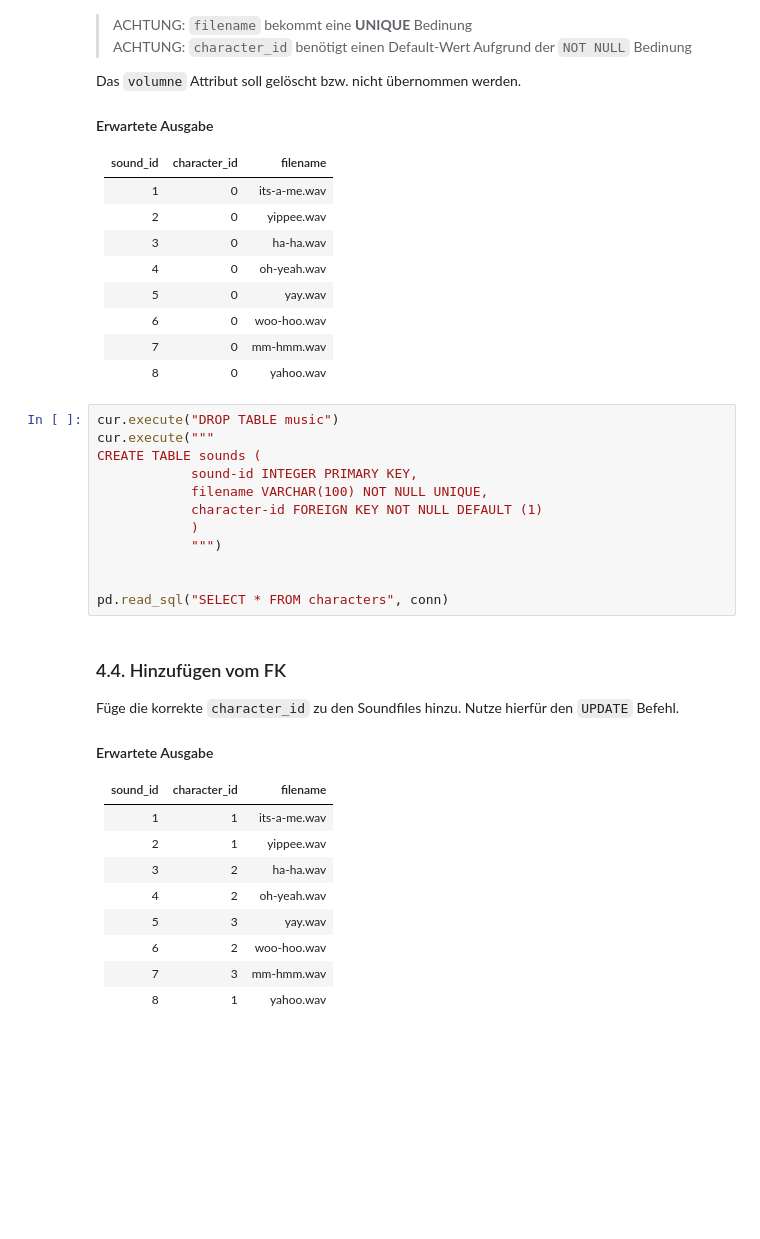
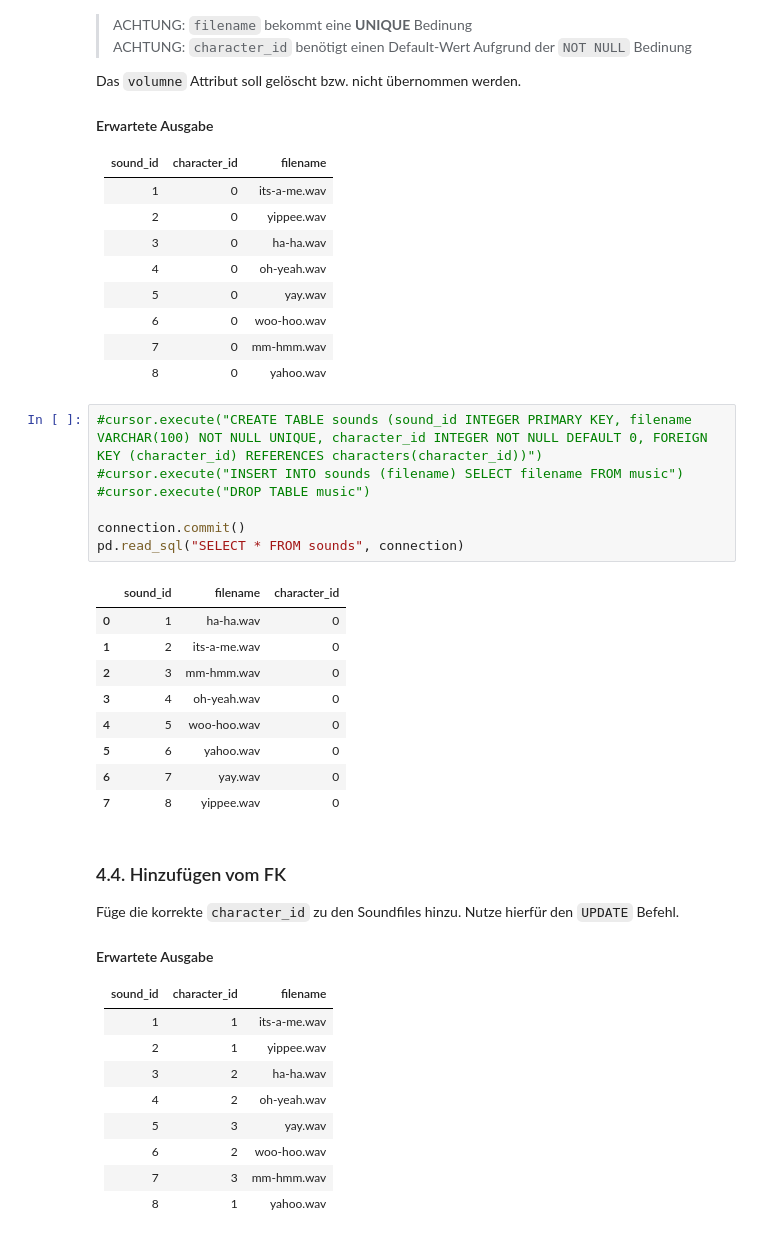
Before and after one commit to iSketchup/POS2526, a Jupyter notebook: DBI/20-0_DDL_DML_mario_database.ipynb, the cells around one changed output. Saved outputs shown, nothing was run; the diff lists cells and outputs as text; blank space fills up the shorter version.

```diff
--- a/DBI/20-0_DDL_DML_mario_database.ipynb
+++ b/DBI/20-0_DDL_DML_mario_database.ipynb
@@ -232,17 +235,22 @@ Das `volumne` Attribut soll gelöscht bzw. nicht übernommen werden.
 |          7 |              0 | mm-hmm.wav   |
 |          8 |              0 | yahoo.wav    |
 # %%
-cur.execute("DROP TABLE music")
-cur.execute("""
-CREATE TABLE sounds (
-            sound-id INTEGER PRIMARY KEY,
-            filename VARCHAR(100) NOT NULL UNIQUE,
-            character-id FOREIGN KEY NOT NULL DEFAULT (1)
-            )
-            """)
+#cursor.execute("CREATE TABLE sounds (sound_id INTEGER PRIMARY KEY, filename VARCHAR(100) NOT NULL UNIQUE, character_id INTEGER NOT NULL DEFAULT 0, FOREIGN KEY (character_id) REFERENCES characters(character_id))")
+#cursor.execute("INSERT INTO sounds (filename) SELECT filename FROM music")
+#cursor.execute("DROP TABLE music")
 
-
-pd.read_sql("SELECT * FROM characters", conn)
+connection.commit()
+pd.read_sql("SELECT * FROM sounds", connection)
+# %% [output]
+|  | sound_id | filename | character_id |
+| 0 | 1 | ha-ha.wav | 0 |
+| 1 | 2 | its-a-me.wav | 0 |
+| 2 | 3 | mm-hmm.wav | 0 |
+| 3 | 4 | oh-yeah.wav | 0 |
+| 4 | 5 | woo-hoo.wav | 0 |
+| 5 | 6 | yahoo.wav | 0 |
+| 6 | 7 | yay.wav | 0 |
+| 7 | 8 | yippee.wav | 0 |
 # %% [markdown]
 ### 4.4. Hinzufügen vom FK
 Füge die korrekte `character_id` zu den Soundfiles hinzu. Nutze hierfür den `UPDATE` Befehl.
```
Also changed, not shown: parts of 16 cells of this notebook, 4 other files.
